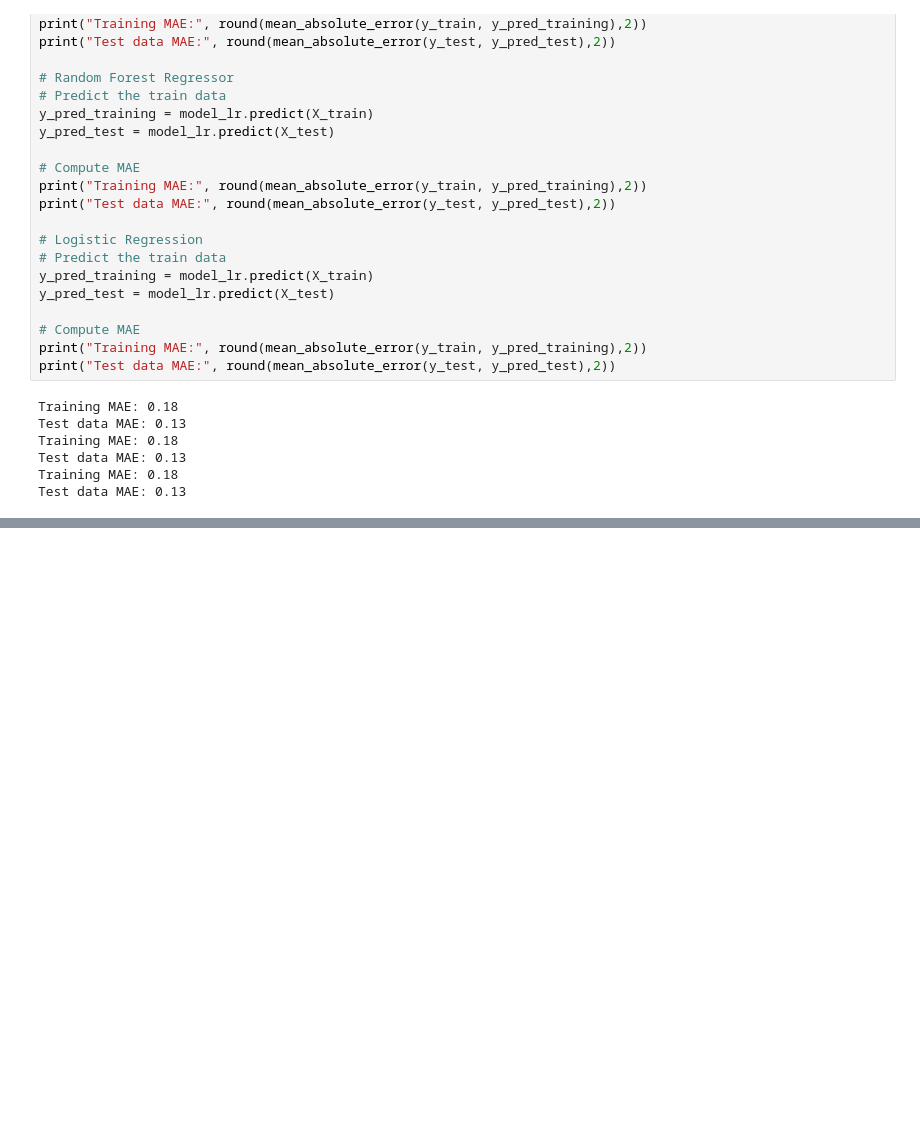
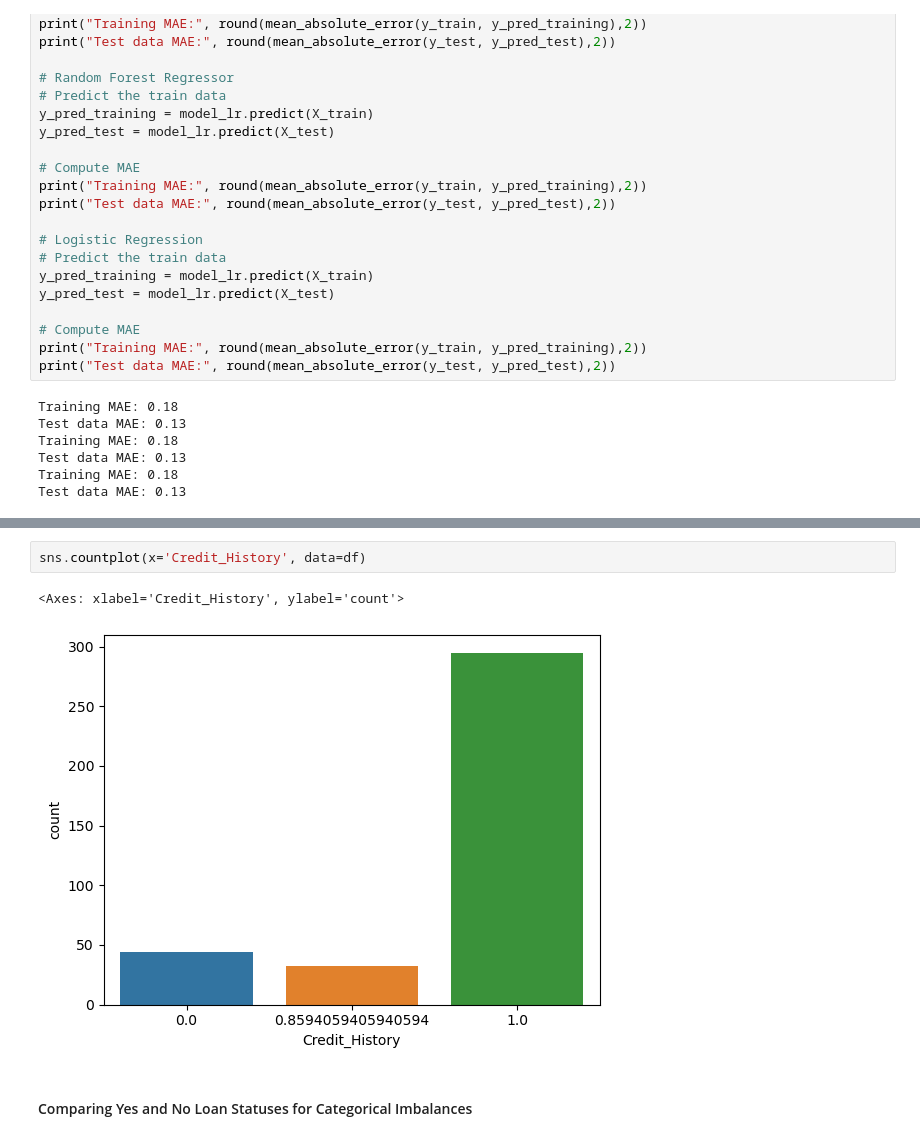
Before and after one commit to Triakshan/MLG382--Project1-Group-C-, a Jupyter notebook: MLG382- Project 1- Group C/notebooks/src/prepare_data.ipynb, the cells around one changed output, grey strips where cells are left out. Drawn from its saved outputs; the diff is of its cells as text; blank space fills up the shorter version.

Commit message:
Addded EDA to prepare_data notebook

```diff
--- a/MLG382- Project 1- Group C/notebooks/src/prepare_data.ipynb
+++ b/MLG382- Project 1- Group C/notebooks/src/prepare_data.ipynb
@@ -551,0 +601,7 @@ Test data MAE: 0.13
+# %%
+sns.countplot(x='Credit_History', data=df)
+# %% [output]
+<Axes: xlabel='Credit_History', ylabel='count'>
+[figure, added]
+# %% [markdown]
+#### Comparing Yes and No Loan Statuses for Categorical Imbalances
```
Also changed, not shown: parts of 15 cells of this notebook.
